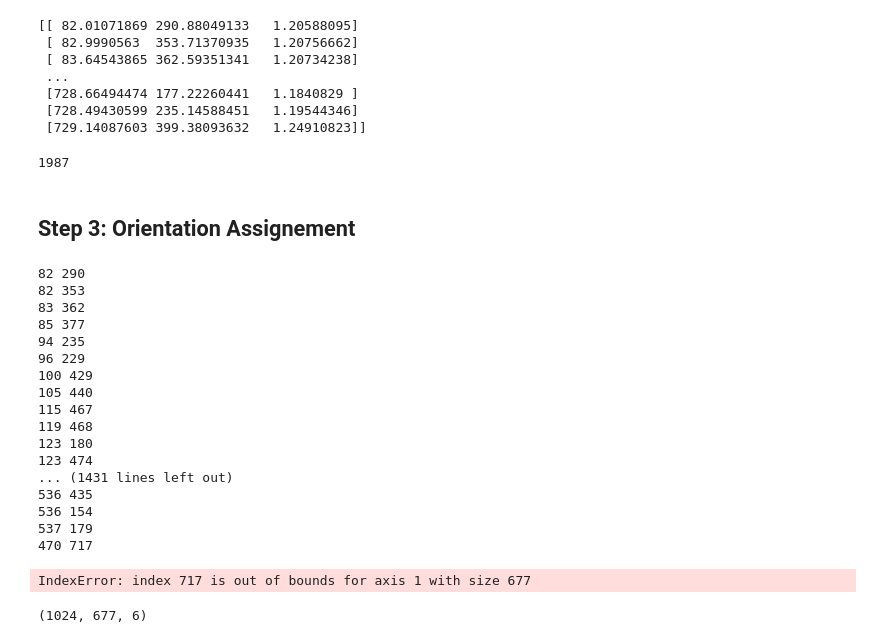
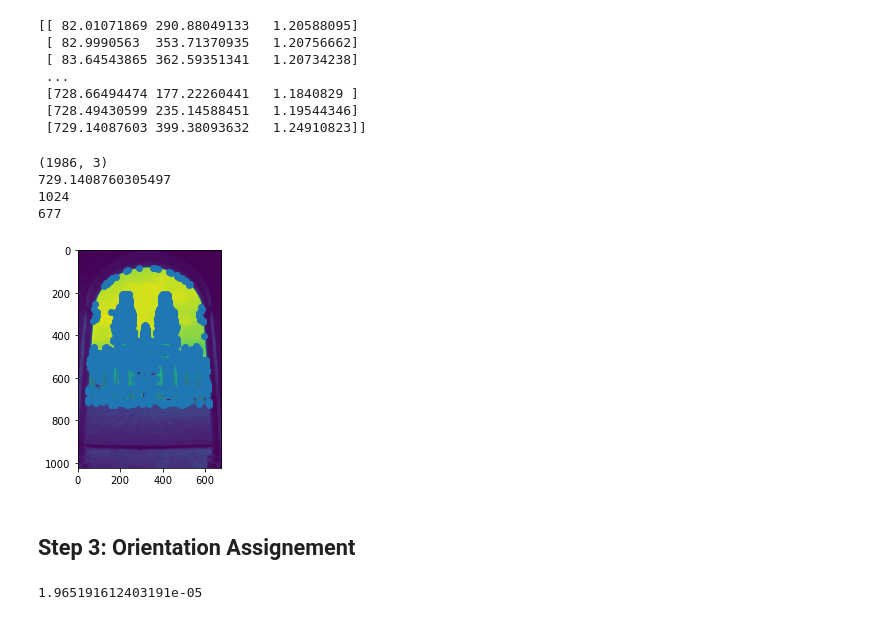
Before and after one commit to fdlci/CV-Project, a Jupyter notebook: sift_by_hand.ipynb, the cells around one changed output. Saved outputs shown, nothing was run; the diff lists cells and outputs as text; code cells hidden in the pictures.

```diff
--- a/sift_by_hand.ipynb
+++ b/sift_by_hand.ipynb
@@ -71,6 +68,8 @@ def patch_3_3(im, i, j):
 # %%
 def get_candidate_keypoints(octa):
     keypoints = []
+    octa[:,:,0] = 0
+    octa[:,:,-1] = 0
     for i in range(1, len(octa)-2): # parcours les abscisses d'un élément de l'octave
         for j in range(1, len(octa[0])-2): # parcours les ordonées d'un élément de l'octave
             for k in range(1, len(octa[0][0])-2): # parcours les 6 éléments de l'octave
@@ -128,7 +127,7 @@ def find_keypoints_for_DoG_octave(D, t_c, R_th):
     keypoints = []
 
     for i, cand in enumerate(candidates):
-        x, y, s = cand[0], cand[1], cand[2] #pourquoi ces inversions de x, y
+        x, y, s = cand[0], cand[1], cand[2]
         offset, J, H, x, y, s = localize_keypoint(D, x, y, s)
 
         contrast = D[x,y,s] + .5*J.dot(offset)
@@ -137,8 +136,9 @@ def find_keypoints_for_DoG_octave(D, t_c, R_th):
             r = w[1]/w[0]
             R = (r+1)**2 / r
             if R <= R_th:
-                kp = np.array([x, y, s]) + offset #Pourquoi cette inversion??????
-                keypoints.append(kp)
+                kp = np.array([x, y, s]) + offset
+                if kp[0] < D.shape[0] and kp[1] < D.shape[1]:
+                    keypoints.append(kp)
 
     return np.array(keypoints)
 # %%
@@ -156,10 +156,28 @@ print(keypoints)
  [728.66494474 177.22260441   1.1840829 ]
  [728.49430599 235.14588451   1.19544346]
  [729.14087603 399.38093632   1.24910823]]
-# %%
-print(len(keypoints))
-# %% [output]
-1987
+# %%
+print(keypoints.shape)
+print(np.amax(keypoints[:,0]))
+print(octa.shape[0])
+print(octa.shape[1])
+# %% [output]
+(1986, 3)
+729.1408760305497
+1024
+677
+# %%
+x_list = []
+y_list = []
+for kp in keypoints:
+    y_list.append(int(kp[0]))
+    x_list.append(int(kp[1]))   # ------- ATTENTION x, y sont en fait inversés
+# print(kplist)
+plt.imshow(img)
+plt.plot(x_list,y_list, 'o')
+plt.show()
+# %% [output]
+[figure, added]
 # %%
 def get_all_keypoints(DOG_octaves,dx_thres, r):
     kpts = []
@@ -191 +209,14 @@ def neighborhood(img, x, y, size):
     return patch
+# %%
+def gaussian(x,y,sigma):
+    return (1/(2*np.pi*sigma**2))*np.exp(-(x**2+y**2)/(2*sigma**2))
+
+def gaussian_filter(sigma):
+    size = 2*np.ceil(3*sigma)+1
+    x, y = np.mgrid[-size//2 + 1:size//2 + 1, -size//2 + 1:size//2 + 1]
+    g = gaussian(x, y, sigma)
+    return g/g.sum()
+
+print(gaussian_filter(1)[0,0])
+# %% [output]
+1.965191612403191e-05
@@ -228,27 +251,4 @@ def assign_orientation(im, kps, octave, w=16, num_bins=36):
 
     return np.array(new_kps)
 # %%
-new_kps = assign_orientation(img, all_keypoints[0], octa, w=16, num_bins=36)
+new_kps = assign_orientation(all_keypoints[0], octa, num_bins=36)
-# %% [output]
-82 290
-82 353
-83 362
-85 377
-94 235
-96 229
-100 429
-105 440
-115 467
-119 468
-123 180
-123 474
-... (1431 lines left out)
-536 435
-536 154
-537 179
-470 717
-IndexError: index 717 is out of bounds for axis 1 with size 677
-# %%
-print(octa.shape)
-# %% [output]
-(1024, 677, 6)
```
Also changed, not shown: parts of 9 cells of this notebook, 3 other files.
